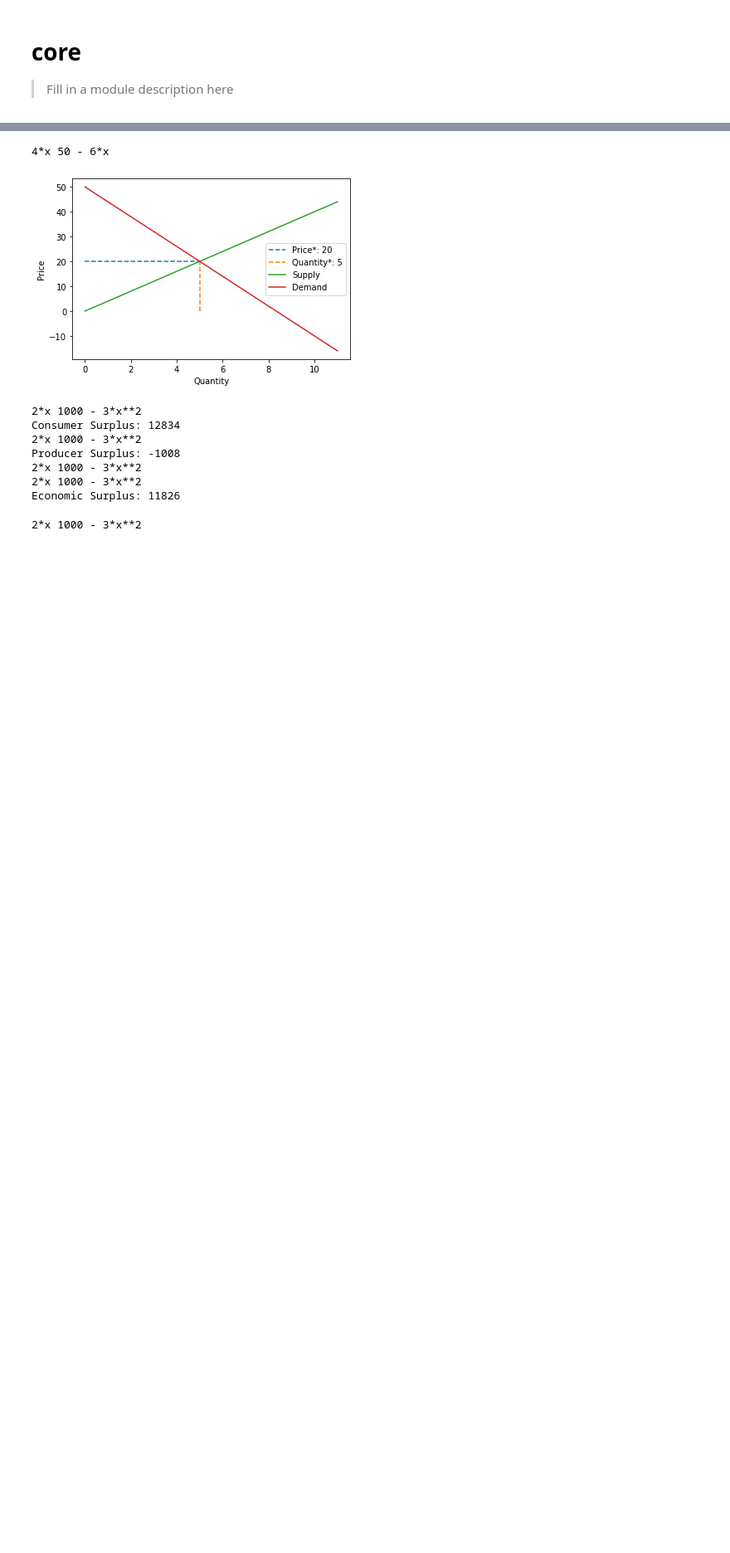
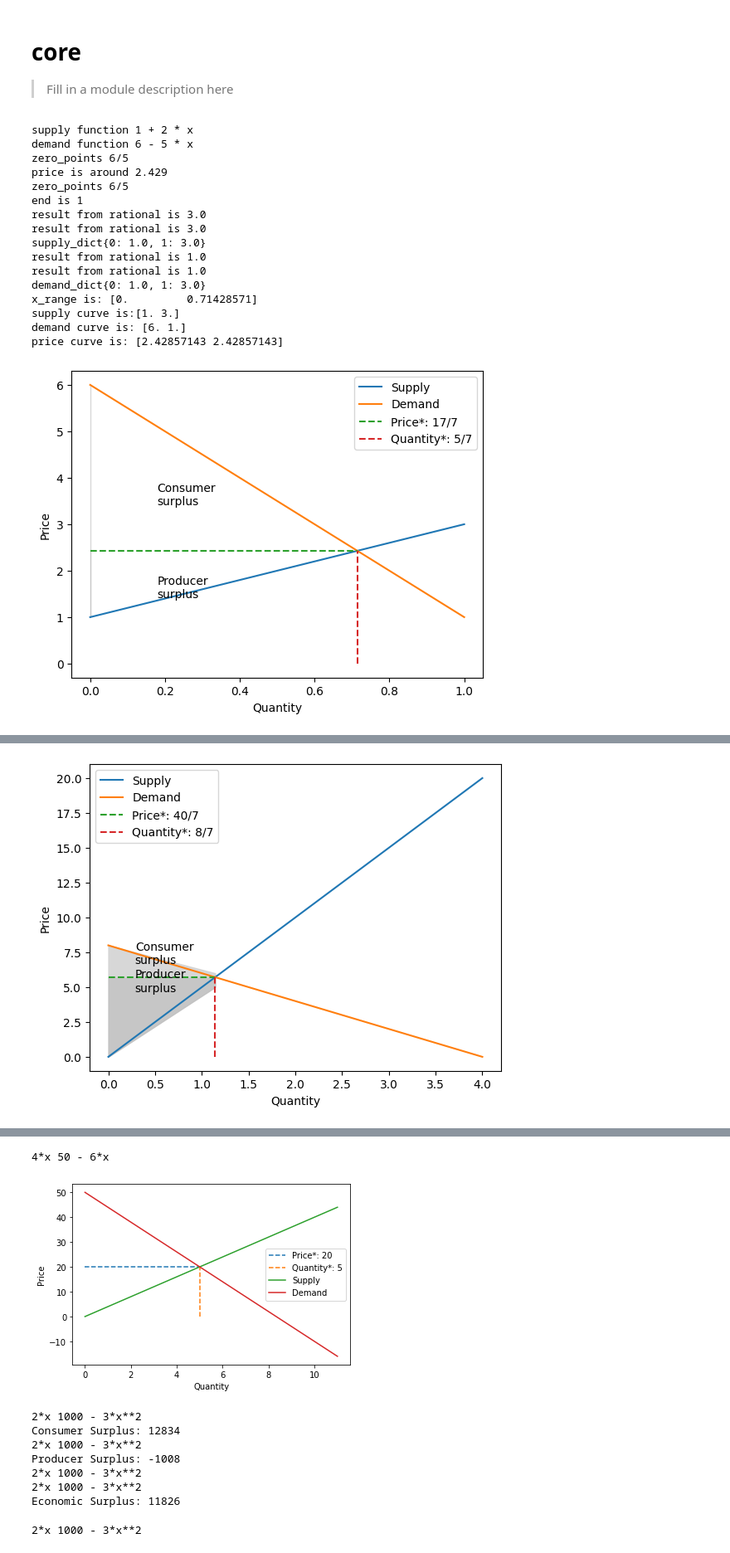
Before and after one commit to uh2000/graphs_for_economics, a Jupyter notebook: nbs/00_core.ipynb, the cells around one changed output, grey strips where cells are left out. Shown: that part at 83% size. Saved outputs shown, nothing was run; the diff lists cells and outputs as text; code cells hidden in the pictures; blank space fills up the shorter version.

```diff
--- a/nbs/00_core.ipynb
+++ b/nbs/00_core.ipynb
@@ -154,3 +154,74 @@ class Graph_free_market:
         producer = self.get_producer_surplus(supply, demand)
         economic_surplus = consumer + producer
         return economic_surplus
+# %%
+#| export
+from free_comp import Graph_free_market
+import matplotlib.pyplot as plt
+from sympy import *
+import sympy
+import numpy as np
+import random
+import math
+
+
+if __name__ == "__main__":
+
+        for i in range(0, 5):
+            a = random.randint(1,5)
+            b = random.randint(5,10)
+            c = random.randint(1,5)
+            d = random.randint(0,1)
+
+            graph = Graph_free_market()
+            supply_function = f"{d} + {c} * x"
+            demand_function = f"{b} - {a} * x"
+
+            print(f"supply function {supply_function}\ndemand function {demand_function}")
+            graph.market_graph(supply_function, demand_function, complete=True)
+
+        """ graph = Graph_free_market()
+        supply_function = f"{0} + {4} * x"
+        demand_function = f"{5} - {1} * x"
+        graph.market_graph(supply_function, demand_function, complete=True) """
+
+        """ print(f"supply function {supply_function}\ndemand function {demand_function}")
+
+        consumer_surplus = graph.get_consumer_surplus(supply_function, demand_function)
+        print("Consumer Surplus:", consumer_surplus)
+
+        producer_surplus = graph.get_producer_surplus(supply_function, demand_function)
+        print("Producer Surplus:", producer_surplus)
+
+        economic_surplus = graph.get_economic_surplus(supply_function, demand_function)
+
+        print("Economic Surplus:", economic_surplus)
+
+        graph.market_graph(supply_function, demand_function, complete=True) """
+
+        """ price = graph.get_price(supply_function, demand_function)
+        quantity = graph.get_quantity(supply_function, demand_function)
+        print(f"Price: {price}, Quantity: {quantity}")
+         """
+        """ graph = Graph_monopoly()
+        supply = "2"
+        demand = "50 -  x**2"
+        graph.market_graph(supply, demand,0, 12, 1, complete=True, is_tot_cost = False) """
+# %% [output]
+supply function 1 + 2 * x
+demand function 6 - 5 * x
+zero_points 6/5
+price is around 2.429
+zero_points 6/5
+end is 1
+result from rational is 3.0
+result from rational is 3.0
+supply_dict{0: 1.0, 1: 3.0}
+result from rational is 1.0
+result from rational is 1.0
+demand_dict{0: 1.0, 1: 3.0}
+x_range is: [0.         0.71428571]
+supply curve is:[1. 3.]
+demand curve is: [6. 1.]
+price curve is: [2.42857143 2.42857143]
+[figure, added]
@@ -156,0 +242 @@ class Graph_free_market:
+[figure, added]
```
Also changed, not shown: parts of 1 cell of this notebook, 1 other file.
